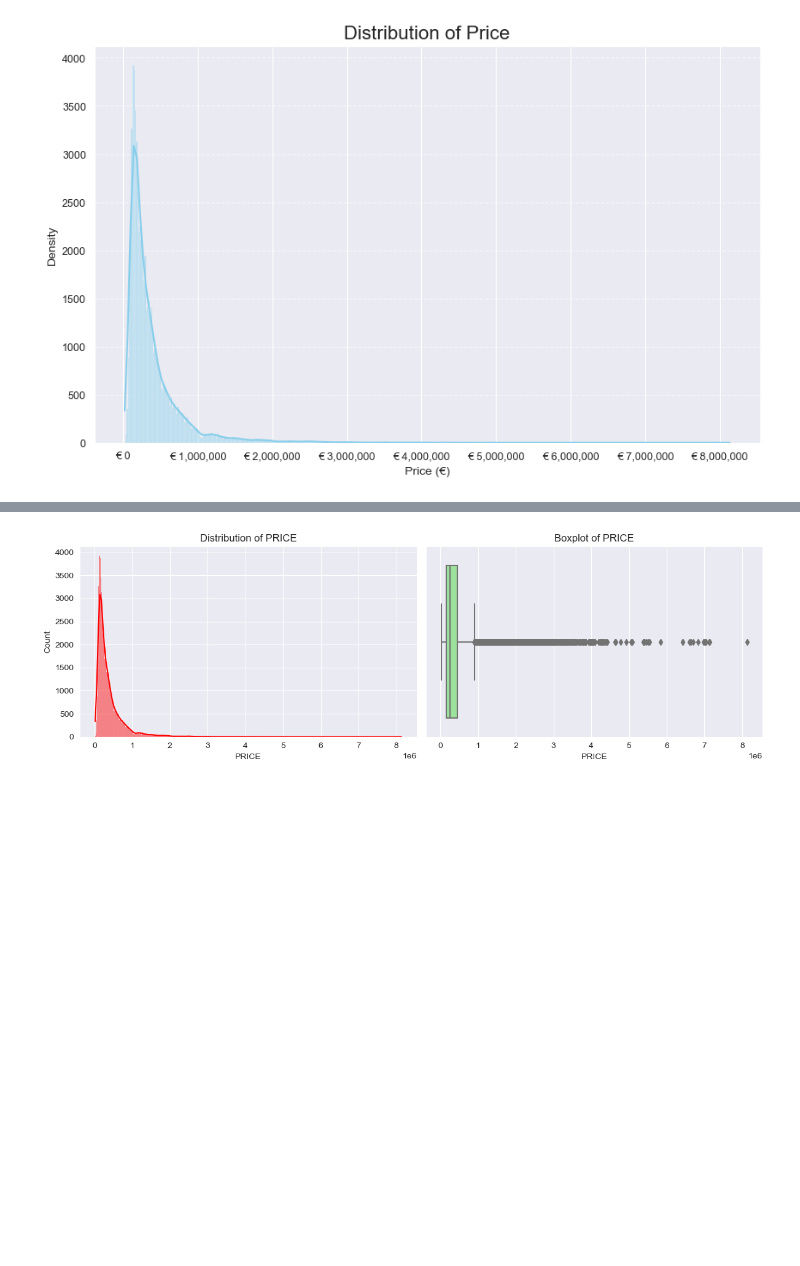
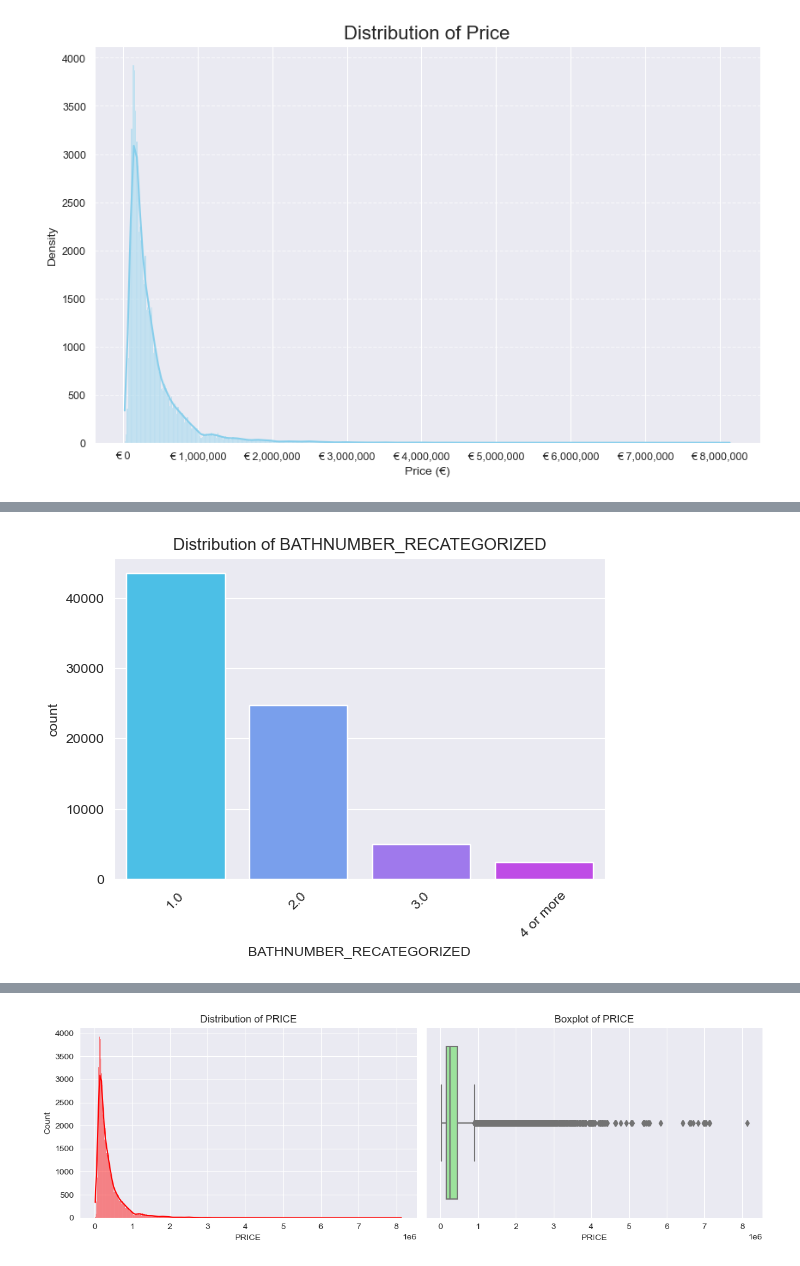
Before and after one commit to EstebannRomeroo/TFM, a Jupyter notebook: descriptive_analysis.ipynb, the cells around one changed output, grey strips where cells are left out. Drawn from its saved outputs; the diff is of its cells as text; code cells hidden in the pictures; blank space fills up the shorter version.

```diff
--- a/descriptive_analysis.ipynb
+++ b/descriptive_analysis.ipynb
@@ -372,0 +337,6 @@ for start in range(0, num_vars, graphs_per_fig):
+# %%
+data['BATHNUMBER'] = data['BATHNUMBER'].replace(0, np.nan)
+data['BATHNUMBER_RECATEGORIZED'] = data['BATHNUMBER'].apply(lambda x: '4 or more' if x >= 4 else x)
+plot_categorical_features(data, categorical_features = ['BATHNUMBER_RECATEGORIZED'])
+# %% [output]
+[figure, added]
```
Also changed, not shown: parts of 27 cells of this notebook, 2 other files.
